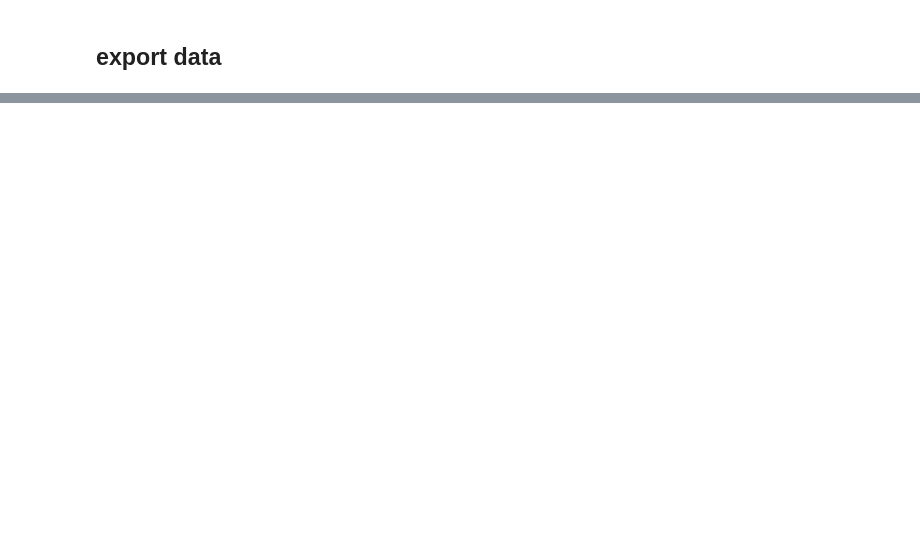
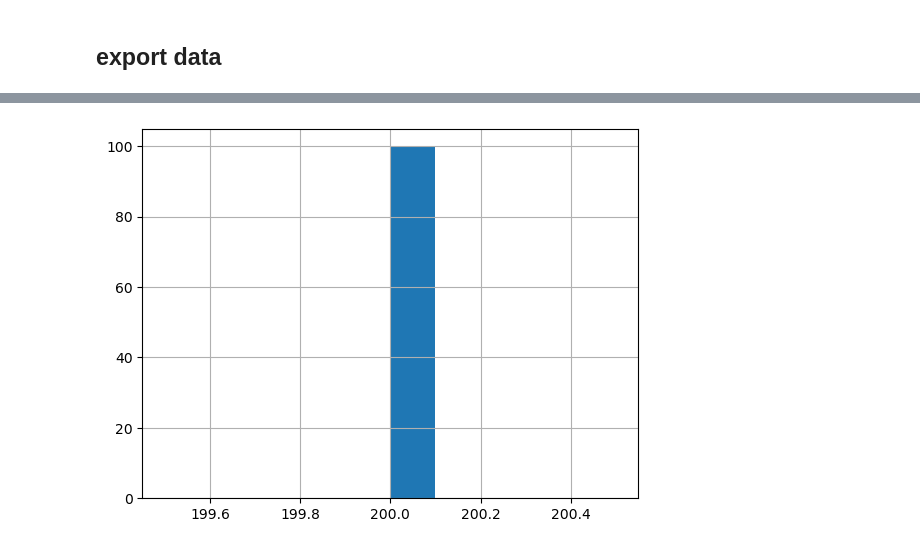
Before and after one commit to CoenBeemer/AI, a Jupyter notebook: src/overlordAI.ipynb, the cells around one changed output, grey strips where cells are left out. Saved outputs shown, nothing was run; the diff lists cells and outputs as text; code cells hidden in the pictures; blank space fills up the shorter version.

```diff
--- a/src/overlordAI.ipynb
+++ b/src/overlordAI.ipynb
@@ -208,0 +309,5 @@ df.sample(5)
+# %%
+df['requeststatus'].hist()
+pyl.show()
+# %% [output]
+[figure, added]
```
Also changed, not shown: parts of 15 cells of this notebook.
